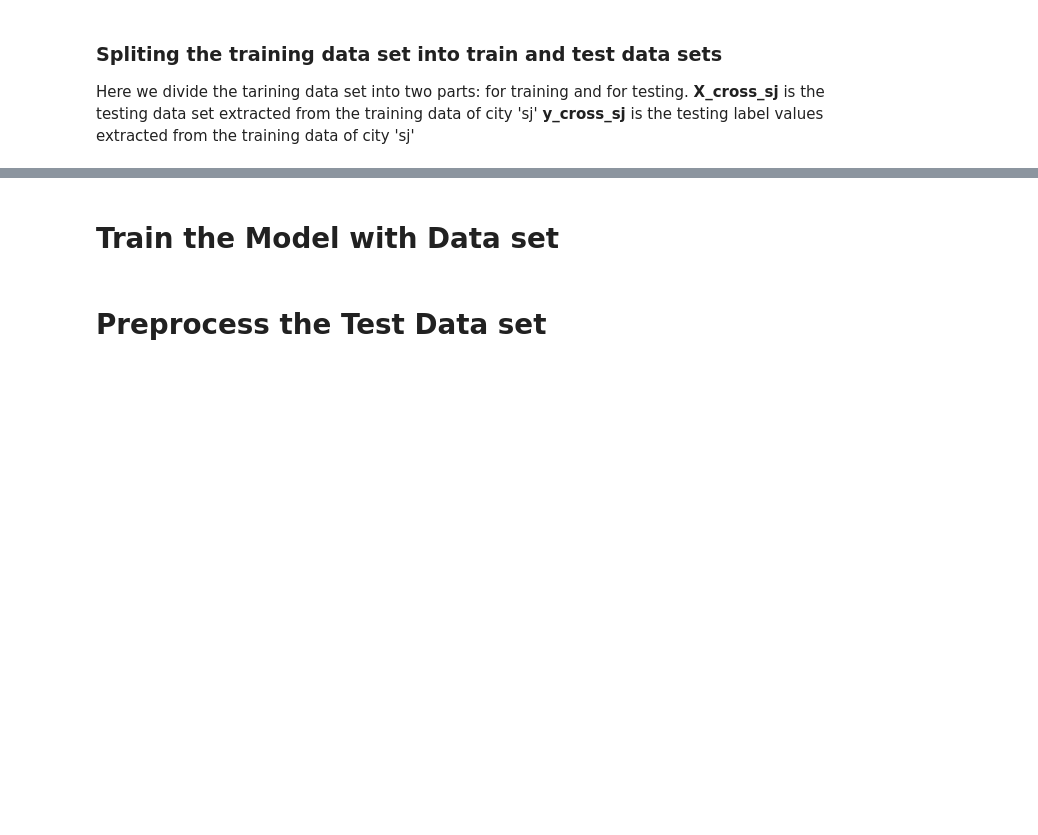
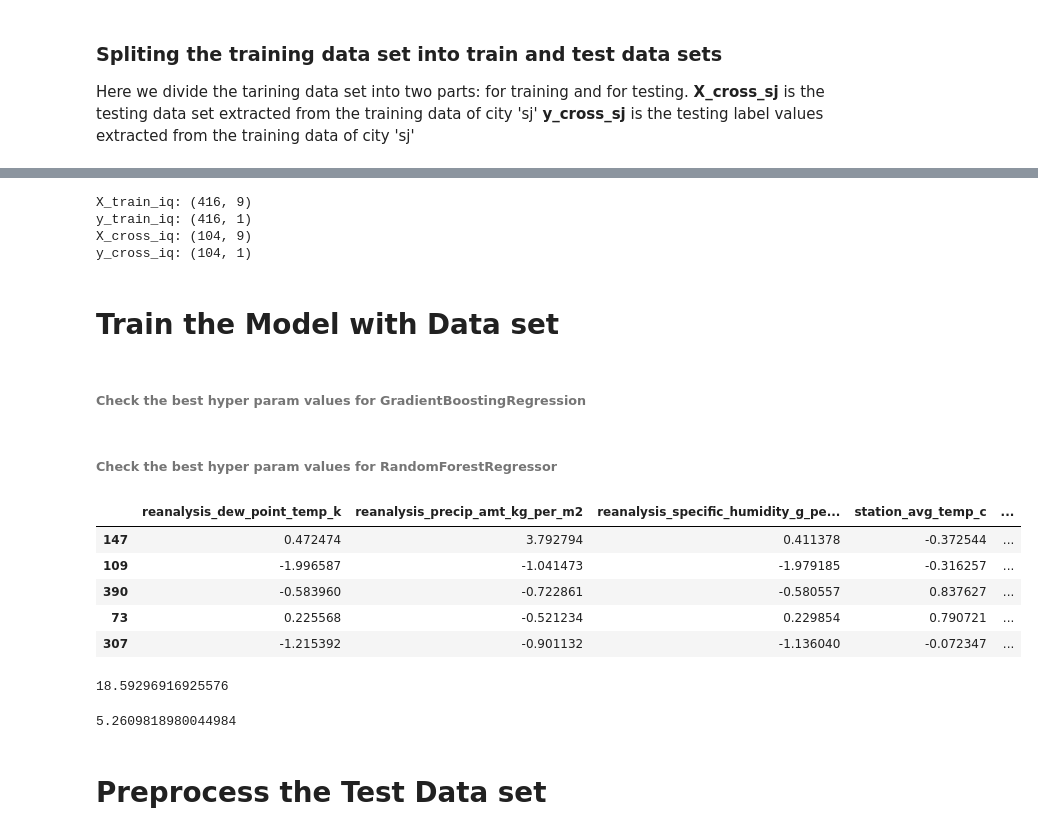
Before and after one commit to dulajdilshan/DengAI, a Jupyter notebook: DengAI_test_code1.ipynb, the cells around one changed output, grey strips where cells are left out. Cells and saved outputs as stored; diff of their text form; code cells hidden in the pictures; blank space fills up the shorter version.

Commit message:
GradientBoostingRegression done 25.1 error

```diff
--- a/DengAI_test_code1.ipynb
+++ b/DengAI_test_code1.ipynb
@@ -298,0 +156,5 @@ Select features from the features in the training. So that
+# %%
+FEATURES_TO_NRMLZE = COMMON_TRAINING_FEATURES + NEW_FEATURES
+
+train_sj[FEATURES_TO_NRMLZE] = train_sj[FEATURES_TO_NRMLZE].apply(normalize, axis=0)
+train_iq[FEATURES_TO_NRMLZE] = train_iq[FEATURES_TO_NRMLZE].apply(normalize, axis=0)
@@ -308,8 +176,8 @@ from sklearn.model_selection import train_test_split
 # train_sj.set_index('index', inplace=True)
 # train_iq.set_index('index', inplace=True)
 
-y_sj = labels_train.loc[labels_train['city'] == 'sj']
-y_iq = labels_train.loc[labels_train['city'] == 'iq']
+y_sj = labels_train.loc[labels_train['city'] == 'sj',:]
+y_iq = labels_train.loc[labels_train['city'] == 'iq',:]
 # %%
 X_train_sj, X_cross_sj, y_train_sj, y_cross_sj = train_test_split(train_sj,
                                                                   y_sj,
@@ -333,3 +213,32 @@ print(f'y_cross_iq: {y_cross_iq.shape}')
+# %%
+def drop_unnecessary_columns(df,features):
+    return df[features]
+# %%
+X_FEATURES = COMMON_TRAINING_FEATURES + NEW_FEATURES + ['weekofyear']
+Y_FEATURES = ['total_cases']
+
+X_train_sj = drop_unnecessary_columns(X_train_sj,X_FEATURES)
+X_train_iq = drop_unnecessary_columns(X_train_iq,X_FEATURES)
+X_cross_sj = drop_unnecessary_columns(X_cross_sj,X_FEATURES)
+X_cross_iq = drop_unnecessary_columns(X_cross_iq,X_FEATURES)
+
+y_train_iq = drop_unnecessary_columns(y_train_iq,Y_FEATURES)
+y_cross_iq = drop_unnecessary_columns(y_cross_iq,Y_FEATURES)
+
+X_train_sj.drop(['station_min_temp_c'], axis=1, inplace=True)
+X_train_iq.drop(['station_min_temp_c'], axis=1, inplace=True)
+X_cross_sj.drop(['station_min_temp_c'], axis=1, inplace=True)
+X_cross_iq.drop(['station_min_temp_c'], axis=1, inplace=True)
+
+print(f'X_train_iq: {X_train_iq.shape}')
+print(f'y_train_iq: {y_train_iq.shape}')
+print(f'X_cross_iq: {X_cross_iq.shape}')
+print(f'y_cross_iq: {y_cross_iq.shape}')
+# %% [output]
+X_train_iq: (416, 9)
+y_train_iq: (416, 1)
+X_cross_iq: (104, 9)
+y_cross_iq: (104, 1)
 # %% [markdown]
 # Train the Model with Data set
 # %%
@@ -348,0 +260,2 @@ cross_validate_out_of_sample(reg_sj, X_train_sj, y_train_sj, X_cross_sj, y_cross
+# %% [markdown]
+###### Check the best hyper param values for GradientBoostingRegression
@@ -348,0 +274,2 @@ cross_validate_out_of_sample(reg_sj, X_train_sj, y_train_sj, X_cross_sj, y_cross
+# %% [markdown]
+###### Check the best hyper param values for RandomForestRegressor
@@ -349,7 +290,24 @@ cross_validate_out_of_sample(reg_sj, X_train_sj, y_train_sj, X_cross_sj, y_cross
+# %%
+X_train_iq.head()
+# %% [output]
+|  | reanalysis_dew_point_temp_k | reanalysis_precip_amt_kg_per_m2 | reanalysis_specific_humidity_g_pe... | station_avg_temp_c | ... |
+| 147 | 0.472474 | 3.792794 | 0.411378 | -0.372544 | ... |
+| 109 | -1.996587 | -1.041473 | -1.979185 | -0.316257 | ... |
+| 390 | -0.583960 | -0.722861 | -0.580557 | 0.837627 | ... |
+| 73 | 0.225568 | -0.521234 | 0.229854 | 0.790721 | ... |
+| 307 | -1.215392 | -0.901132 | -1.136040 | -0.072347 | ... |
+# %%
+# Train the model with SJ data set
+reg_sj = GradientBoostingRegressor(learning_rate=0.1, max_depth=5, n_estimators=30, random_state=67)
+cross_validate_out_of_sample(reg_sj, X_train_sj, y_train_sj.total_cases, X_cross_sj, y_cross_sj.total_cases)
+# %% [output]
+18.59296916925576
 # %%
 # Train the model with IQ data set
-reg_iq = GradientBoostingRegressor(learning_rate=0.1, max_depth=7, n_estimators=500, random_state=67)
-cross_validate_out_of_sample(reg_iq, X_train_iq, y_train_iq, X_cross_iq, y_cross_iq)
+reg_iq = GradientBoostingRegressor(learning_rate=0.1, max_depth=5, n_estimators=30, random_state=67)
+cross_validate_out_of_sample(reg_iq, X_train_iq, y_train_iq.total_cases, X_cross_iq, y_cross_iq.total_cases)
+# %% [output]
+5.2609818980044984
 # %%
 # Submission the results
 def submission(pred):
```
Also changed, not shown: parts of 60 cells of this notebook.
